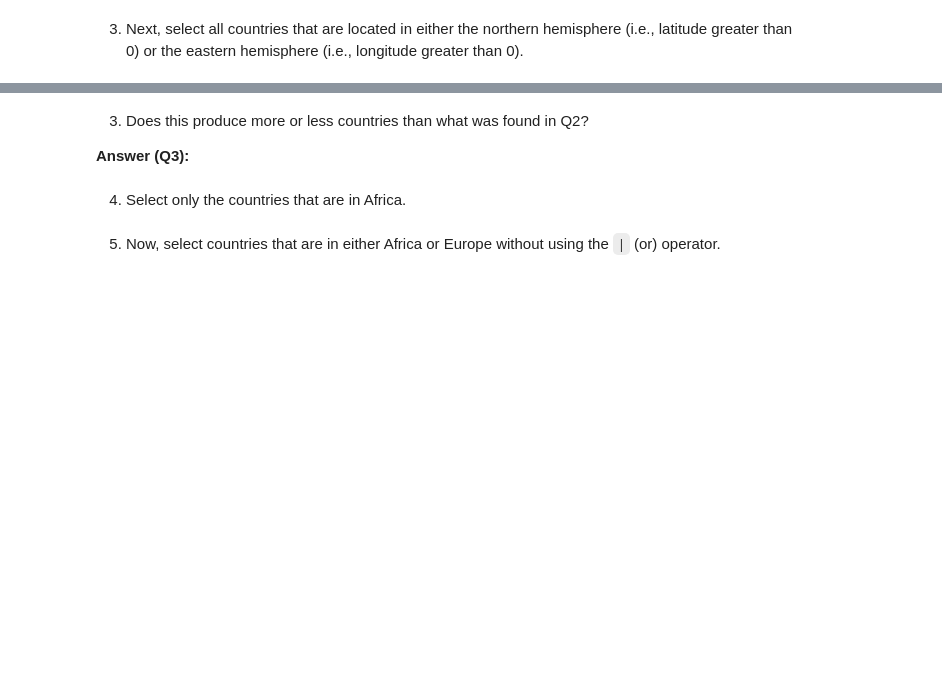
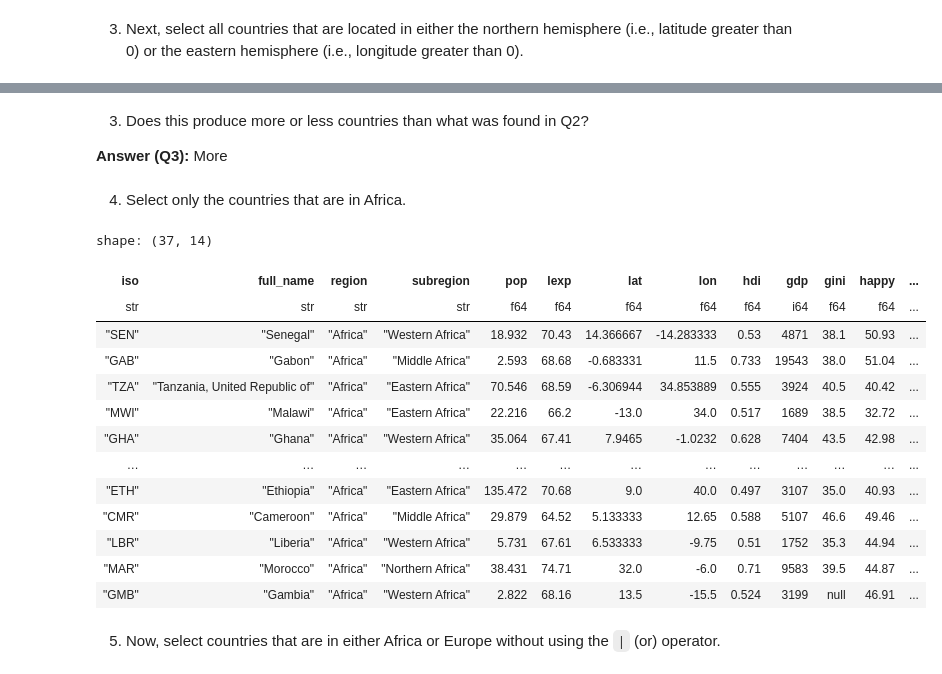
Before and after one commit to tettehdaniel/python-labs, a Jupyter notebook: Notebooks/Notebook04_DataManipulation2_SV.ipynb, the cells around one changed output, grey strips where cells are left out. Saved outputs shown, nothing was run; the diff lists cells and outputs as text; code cells hidden in the pictures; blank space fills up the shorter version.

```diff
--- a/Notebooks/Notebook04_DataManipulation2_SV.ipynb
+++ b/Notebooks/Notebook04_DataManipulation2_SV.ipynb
@@ -87,8 +127,28 @@ shape: (135, 14)
 # %% [markdown]
 3. Does this produce more or less countries than what was found in Q2?
 
-**Answer (Q3):**
+**Answer (Q3):** More
 # %% [markdown]
 4. Select only the countries that are in Africa.
+# %%
+(
+    dat
+    .filter(c.region == "Africa")
+)
+# %% [output]
+shape: (37, 14)
+| iso | full_name | region | subregion | pop | lexp | lat | lon | hdi | gdp | gini | happy | ... |
+| str | str | str | str | f64 | f64 | f64 | f64 | f64 | i64 | f64 | f64 | ... |
+| "SEN" | "Senegal" | "Africa" | "Western Africa" | 18.932 | 70.43 | 14.366667 | -14.283333 | 0.53 | 4871 | 38.1 | 50.93 | ... |
+| "GAB" | "Gabon" | "Africa" | "Middle Africa" | 2.593 | 68.68 | -0.683331 | 11.5 | 0.733 | 19543 | 38.0 | 51.04 | ... |
+| "TZA" | "Tanzania, United Republic of" | "Africa" | "Eastern Africa" | 70.546 | 68.59 | -6.306944 | 34.853889 | 0.555 | 3924 | 40.5 | 40.42 | ... |
+| "MWI" | "Malawi" | "Africa" | "Eastern Africa" | 22.216 | 66.2 | -13.0 | 34.0 | 0.517 | 1689 | 38.5 | 32.72 | ... |
+| "GHA" | "Ghana" | "Africa" | "Western Africa" | 35.064 | 67.41 | 7.9465 | -1.0232 | 0.628 | 7404 | 43.5 | 42.98 | ... |
+| … | … | … | … | … | … | … | … | … | … | … | … | ... |
+| "ETH" | "Ethiopia" | "Africa" | "Eastern Africa" | 135.472 | 70.68 | 9.0 | 40.0 | 0.497 | 3107 | 35.0 | 40.93 | ... |
+| "CMR" | "Cameroon" | "Africa" | "Middle Africa" | 29.879 | 64.52 | 5.133333 | 12.65 | 0.588 | 5107 | 46.6 | 49.46 | ... |
+| "LBR" | "Liberia" | "Africa" | "Western Africa" | 5.731 | 67.61 | 6.533333 | -9.75 | 0.51 | 1752 | 35.3 | 44.94 | ... |
+| "MAR" | "Morocco" | "Africa" | "Northern Africa" | 38.431 | 74.71 | 32.0 | -6.0 | 0.71 | 9583 | 39.5 | 44.87 | ... |
+| "GMB" | "Gambia" | "Africa" | "Western Africa" | 2.822 | 68.16 | 13.5 | -15.5 | 0.524 | 3199 | null | 46.91 | ... |
 # %% [markdown]
 5. Now, select countries that are in either Africa or Europe without using the `|` (or) operator.
```
Also changed, not shown: parts of 6 cells of this notebook.
